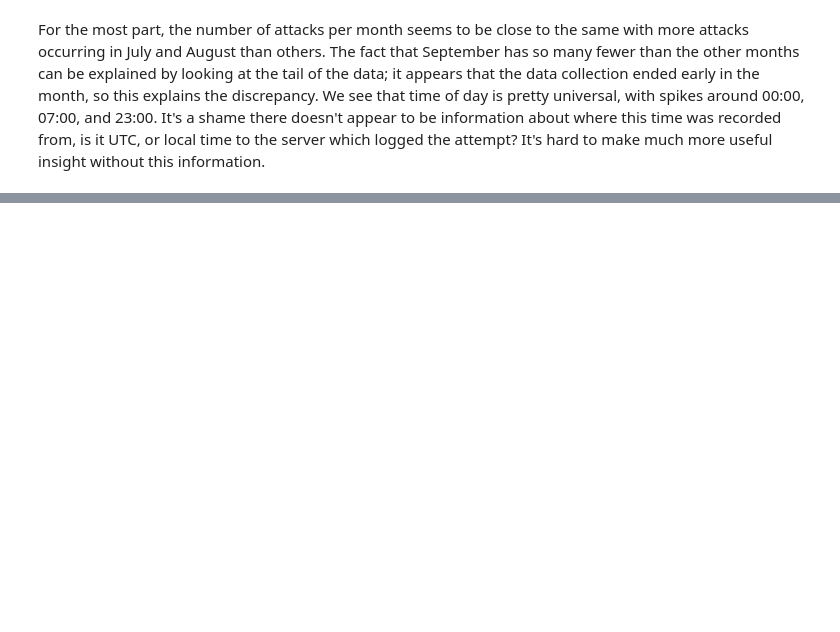
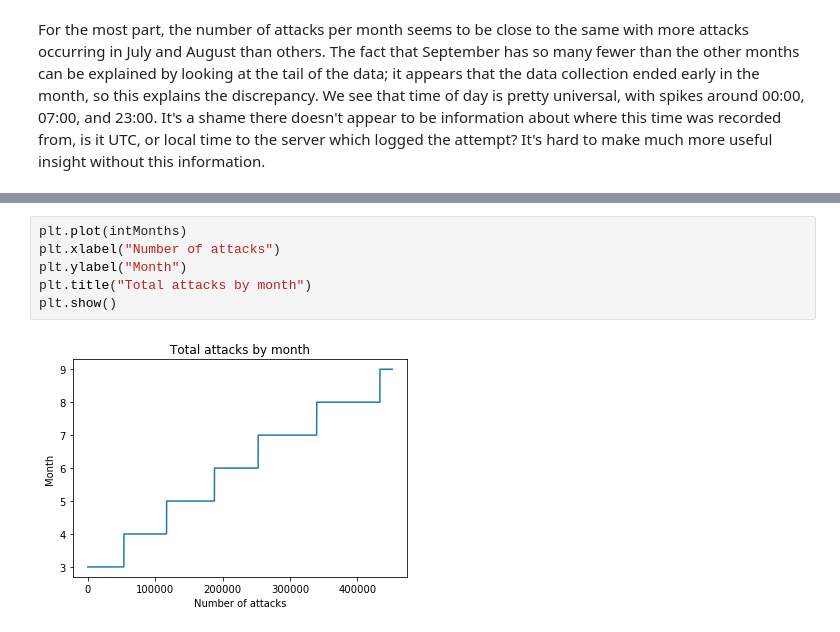
Before and after one commit to Mackengine/AWS-Honeypots, a Jupyter notebook: AWS_Honeypot_Attacks.ipynb, the cells around one changed output, grey strips where cells are left out. Cells and saved outputs as stored; diff of their text form; blank space fills up the shorter version.

```diff
--- a/AWS_Honeypot_Attacks.ipynb
+++ b/AWS_Honeypot_Attacks.ipynb
@@ -172,0 +181,8 @@ We were able to glean some interesting information from this dataset. Given more
+# %%
+plt.plot(intMonths)
+plt.xlabel("Number of attacks")
+plt.ylabel("Month")
+plt.title("Total attacks by month")
+plt.show()
+# %% [output]
+[figure, added]
```
Also changed, not shown: parts of 11 cells of this notebook.
